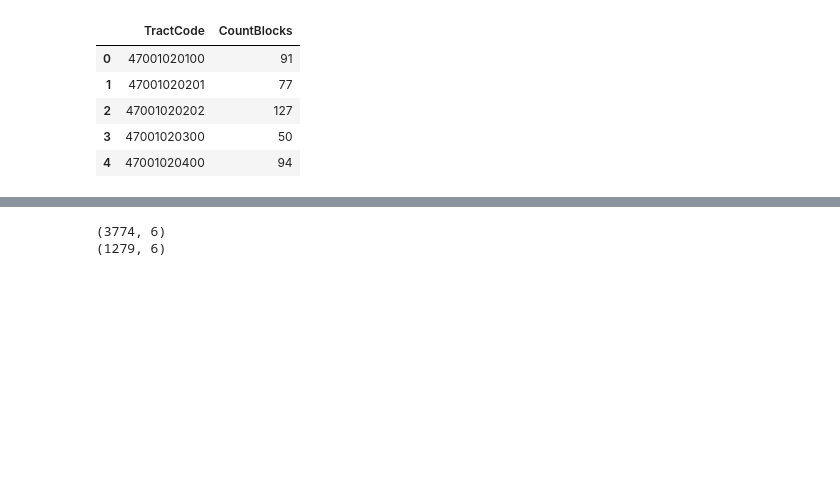
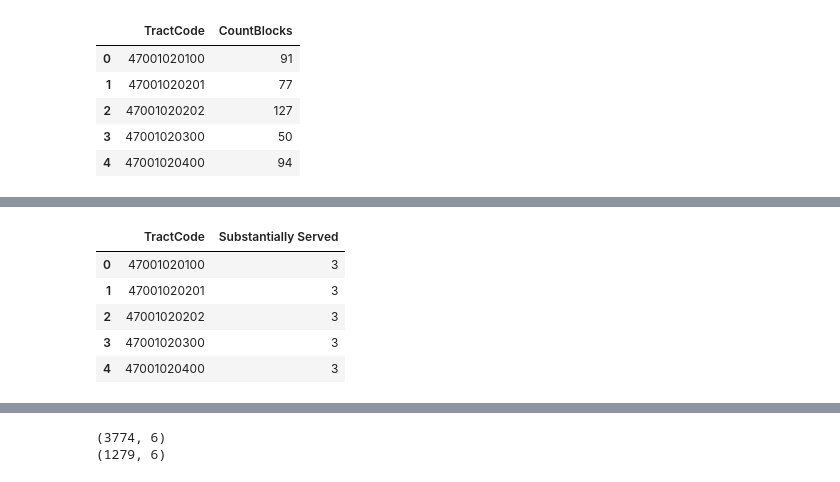
Before and after one commit to KYandow/Broadband-Coverage-TN-NSS-Capstone, a Jupyter notebook: notebooks/FCC Data - Explore & Prep for Analysis.ipynb, the cells around one changed output, grey strips where cells are left out. Saved outputs shown, nothing was run; the diff lists cells and outputs as text; code cells hidden in the pictures; blank space fills up the shorter version.

```diff
--- a/notebooks/FCC Data - Explore & Prep for Analysis.ipynb
+++ b/notebooks/FCC Data - Explore & Prep for Analysis.ipynb
@@ -195,0 +224,10 @@ block_sum_consumers.head()
+# %%
+companies_serving_tract = block_sum_consumers.groupby('TractCode')['Substantially Served'].sum().reset_index()
+companies_serving_tract.head()
+# %% [output]
+|  | TractCode | Substantially Served |
+| 0 | 47001020100 | 3 |
+| 1 | 47001020201 | 3 |
+| 2 | 47001020202 | 3 |
+| 3 | 47001020300 | 3 |
+| 4 | 47001020400 | 3 |
```
Also changed, not shown: parts of 18 cells of this notebook, 2 other files.
